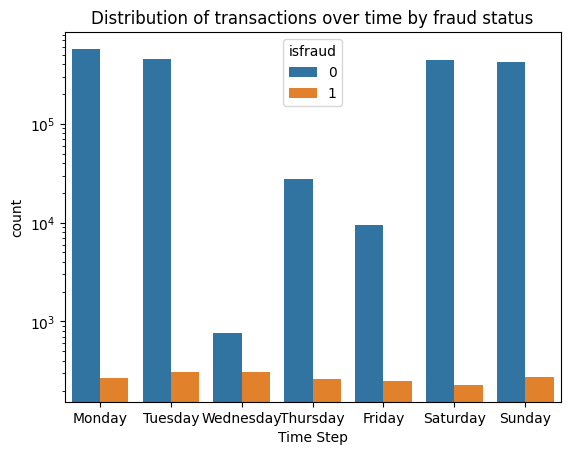
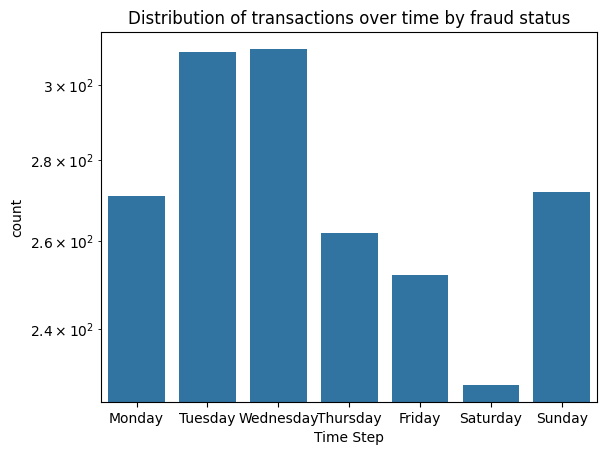
Code edit (unified diff) that turned the first committed figure into the second:
--- before
+++ after
@@ -1,4 +1,4 @@
 day_order = ['Monday', 'Tuesday', 'Wednesday', 'Thursday', 'Friday', 'Saturday', 'Sunday']
-sns.countplot(x='day_name',data=df,hue='isfraud',order=day_order)
+sns.countplot(x='day_name',data=df[df['isfraud']==1],order=day_order)
 plt.yscale('log')  # Log scale to better visualize the distribution
 plt.title('Distribution of transactions over time by fraud status')

Commit: plot of frquency of fraudulent transaction based on hrs of day